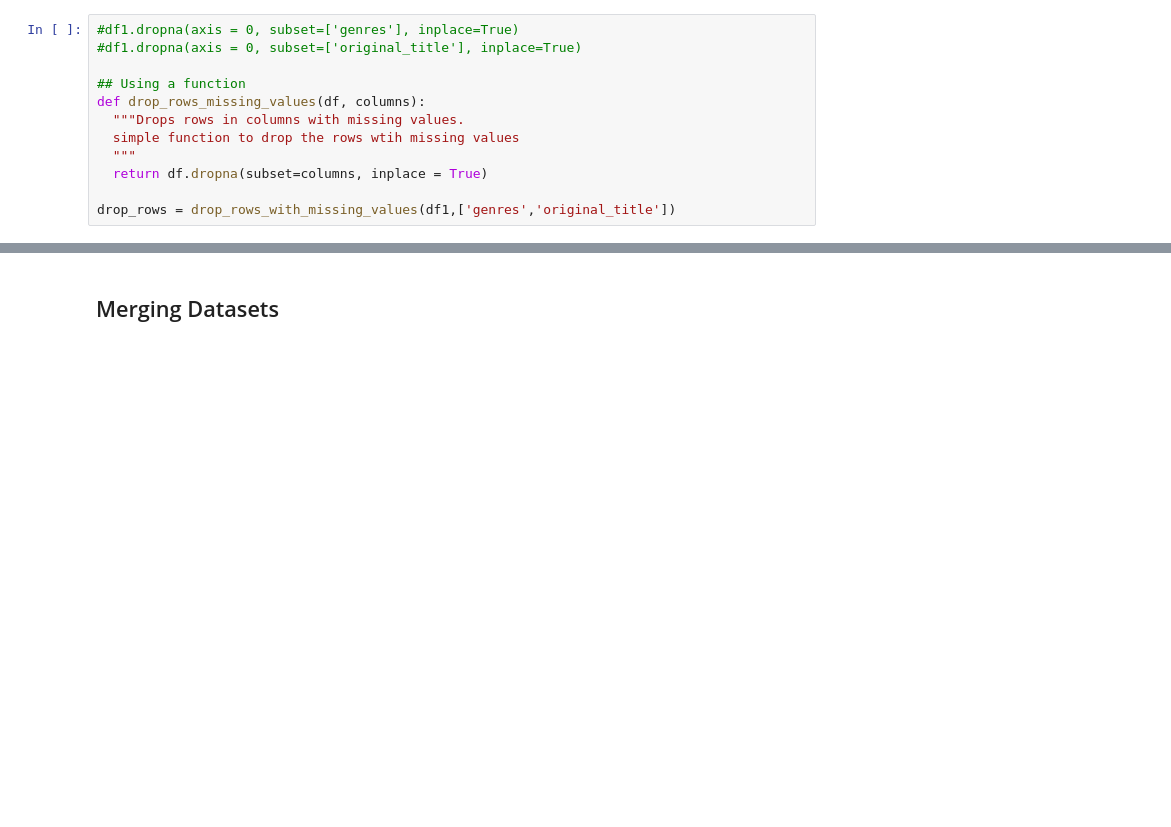
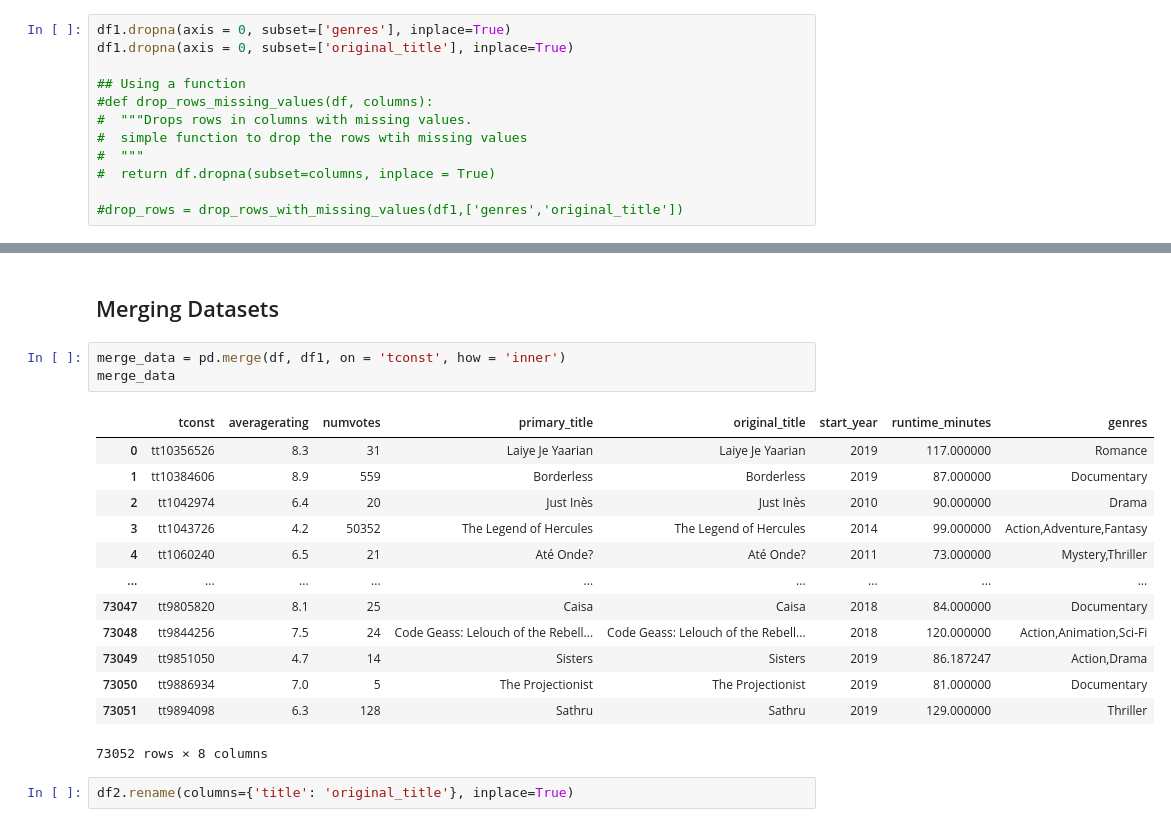
Before and after one commit to Rgmoogachiri/dsc-phase-1-project, a Jupyter notebook: student.ipynb, the cells around one changed output, grey strips where cells are left out. Cells and saved outputs as stored; diff of their text form; blank space fills up the shorter version.

```diff
--- a/student.ipynb
+++ b/student.ipynb
@@ -559,17 +563,17 @@ df1.runtime_minutes.fillna(df1.runtime_minutes.mean(), inplace = True)
 # %% [markdown]
 since columns **genres, original title** have very low percentage we cand drop the rows where there is missing values
 # %%
-#df1.dropna(axis = 0, subset=['genres'], inplace=True)
-#df1.dropna(axis = 0, subset=['original_title'], inplace=True)
+df1.dropna(axis = 0, subset=['genres'], inplace=True)
+df1.dropna(axis = 0, subset=['original_title'], inplace=True)
 
 ## Using a function
-def drop_rows_missing_values(df, columns):
-  """Drops rows in columns with missing values.
-  simple function to drop the rows wtih missing values
-  """
-  return df.dropna(subset=columns, inplace = True)
+#def drop_rows_missing_values(df, columns):
+#  """Drops rows in columns with missing values.
+#  simple function to drop the rows wtih missing values
+#  """
+#  return df.dropna(subset=columns, inplace = True)
 
-drop_rows = drop_rows_with_missing_values(df1,['genres','original_title'])
+#drop_rows = drop_rows_with_missing_values(df1,['genres','original_title'])
 # %%
 missing_values(df1)
 # %% [output]
@@ -660,3 +683,22 @@ year                 0
 dtype: int64
 # %% [markdown]
 ## Merging Datasets
+# %%
+merge_data = pd.merge(df, df1, on = 'tconst', how = 'inner')
+merge_data
+# %% [output]
+|  | tconst | averagerating | numvotes | primary_title | original_title | start_year | runtime_minutes | genres |
+| 0 | tt10356526 | 8.3 | 31 | Laiye Je Yaarian | Laiye Je Yaarian | 2019 | 117.000000 | Romance |
+| 1 | tt10384606 | 8.9 | 559 | Borderless | Borderless | 2019 | 87.000000 | Documentary |
+| 2 | tt1042974 | 6.4 | 20 | Just Inès | Just Inès | 2010 | 90.000000 | Drama |
+| 3 | tt1043726 | 4.2 | 50352 | The Legend of Hercules | The Legend of Hercules | 2014 | 99.000000 | Action,Adventure,Fantasy |
+| 4 | tt1060240 | 6.5 | 21 | Até Onde? | Até Onde? | 2011 | 73.000000 | Mystery,Thriller |
+| ... | ... | ... | ... | ... | ... | ... | ... | ... |
+| 73047 | tt9805820 | 8.1 | 25 | Caisa | Caisa | 2018 | 84.000000 | Documentary |
+| 73048 | tt9844256 | 7.5 | 24 | Code Geass: Lelouch of the Rebell... | Code Geass: Lelouch of the Rebell... | 2018 | 120.000000 | Action,Animation,Sci-Fi |
+| 73049 | tt9851050 | 4.7 | 14 | Sisters | Sisters | 2019 | 86.187247 | Action,Drama |
+| 73050 | tt9886934 | 7.0 | 5 | The Projectionist | The Projectionist | 2019 | 81.000000 | Documentary |
+| 73051 | tt9894098 | 6.3 | 128 | Sathru | Sathru | 2019 | 129.000000 | Thriller |
+73052 rows × 8 columns
+# %%
+df2.rename(columns={'title': 'original_title'}, inplace=True)
```
Also changed, not shown: parts of 22 cells of this notebook.
